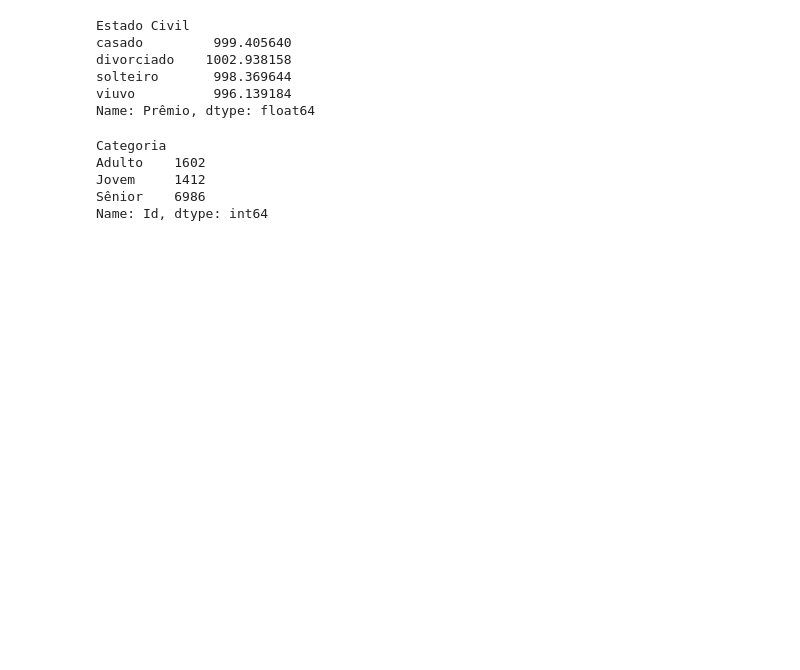
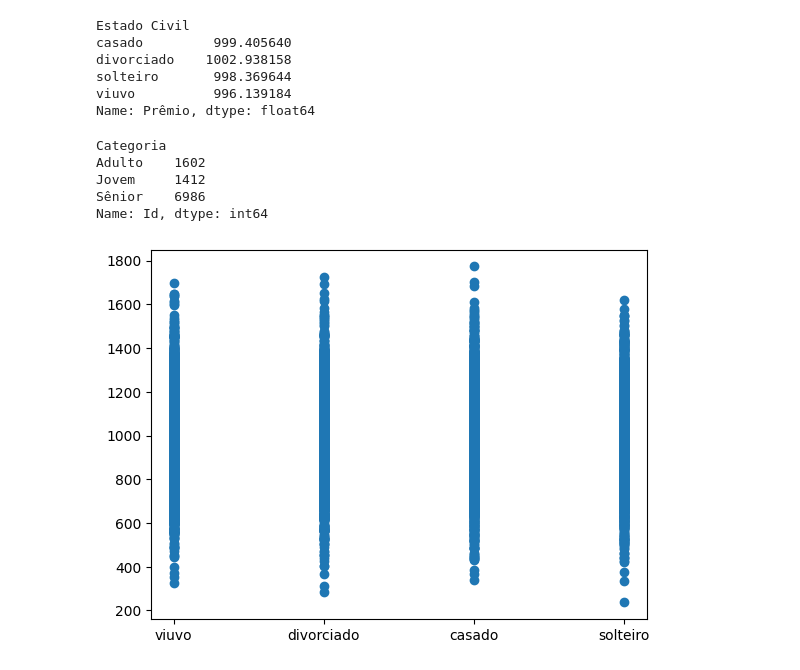
Before and after one commit to levelup-python/alura_insurance, a Jupyter notebook: Python_Data_Science/tratamento_analise.ipynb, the cells around one changed output. Drawn from its saved outputs; the diff is of its cells as text; code cells hidden in the pictures; blank space fills up the shorter version.

```diff
--- a/Python_Data_Science/tratamento_analise.ipynb
+++ b/Python_Data_Science/tratamento_analise.ipynb
@@ -109,3 +110,8 @@ Adulto    1602
 Jovem     1412
 Sênior    6986
 Name: Id, dtype: int64
+# %%
+plt.scatter(dados['Estado Civil'], dados['Prêmio'])
+plt.show()
+# %% [output]
+[figure, added]
```
Also changed, not shown: parts of 5 cells of this notebook.
